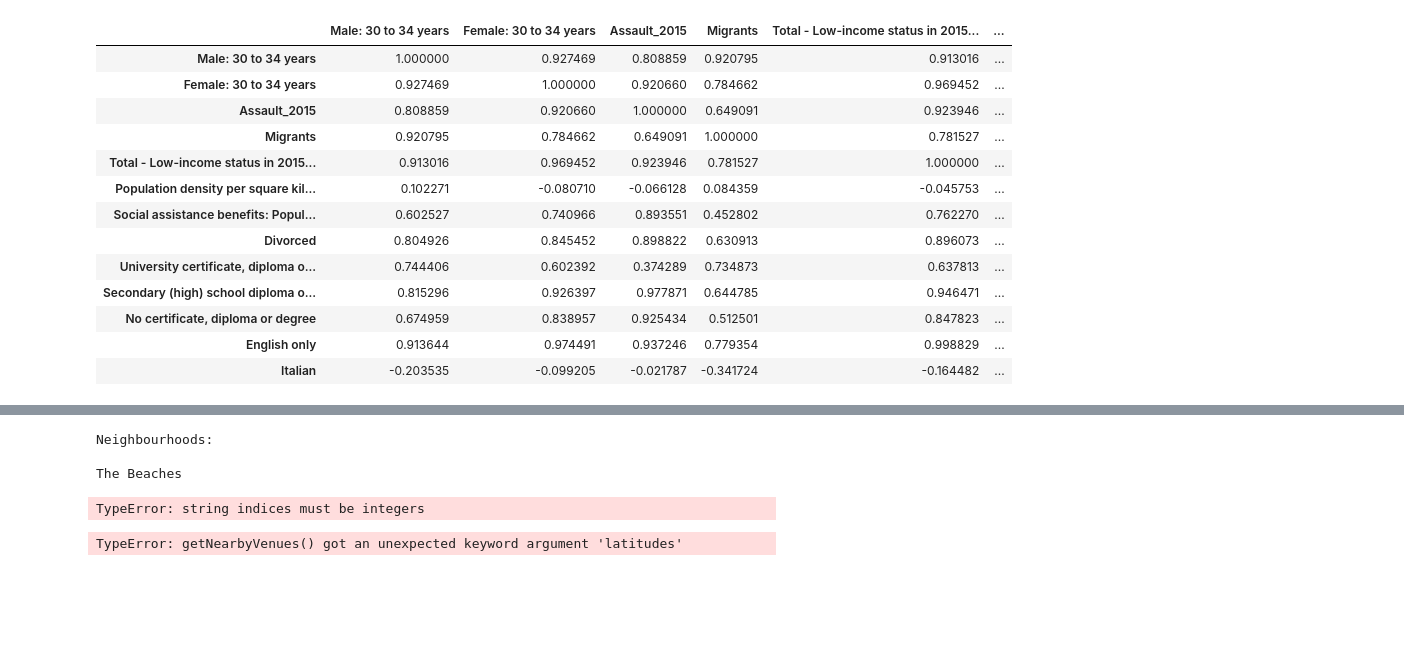
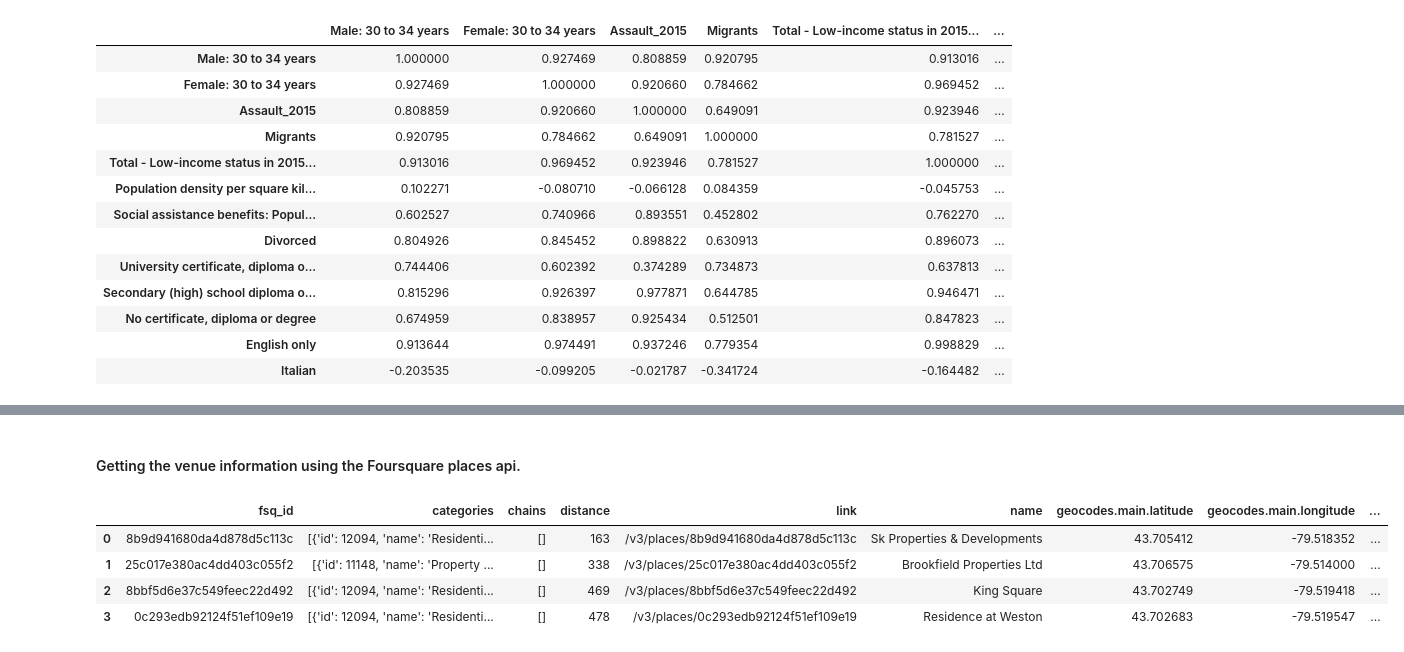
Before and after one commit to OwenMussy99/AI_Final_Proj, a Jupyter notebook: Final/AI_Final_Proj_Code.ipynb, the cells around one changed output, grey strips where cells are left out. Saved outputs shown, nothing was run; the diff lists cells and outputs as text; code cells hidden in the pictures; blank space fills up the shorter version.

```diff
--- a/Final/AI_Final_Proj_Code.ipynb
+++ b/Final/AI_Final_Proj_Code.ipynb
@@ -284,16 +256,8 @@ res
  'context': {'geo_bounds': {'circle': {'center': {'latitude': 43.73,
      'longitude': -79.4},
     'radius': 500}}}}
-# %%
-print("Neighbourhoods:\n")
-nearVenues = vensClose(names = totalDF['Neighbourhood'],
-                                 latitudes = totalDF['Latitude'],
-                                 longitudes = totalDF['Longitude'])
-# %% [output]
-Neighbourhoods:
-
-The Beaches
-TypeError: string indices must be integers
+# %% [markdown]
+#### Getting the venue information using the Foursquare places api.
 # %%
 #The Beaches
 lat1 = 43.6763574
@@ -309,9 +273,8 @@ url1 = "https://api.foursquare.com/v3/places/search?&ll={}%2C{}&radius={}&catego
 headers = {"Accept": "application/json", "Authorization": "fsq3f6rpL1EABnqQ6Ie0wxtij4eZs5OX+vMZtdncijsSbNM="}
 response1 = requests.request("GET", url1, headers = headers)
 res1 = response1.json()
-
-nearVens1 = pd.DataFrame(columns = ['Neighbourhood','Neighbourhood Latitude','Neighbourhood Longitude','Venue','Venue Latitude','Venue Longitude','Venue Category'])
-
+ResidentialBuilding1 = res1['results']
+frame1 = pd.json_normalize(ResidentialBuilding1)
 
 #Thorncliffe Park
 lat2 = 43.7053689
@@ -326,6 +289,8 @@ url2 = "https://api.foursquare.com/v3/places/search?&ll={}%2C{}&radius={}&catego
 
 response2 = requests.request("GET", url2, headers = headers)
 res2 = response2.json()
+ResidentialBuilding2 = res2['results']
+frame2 = pd.json_normalize(ResidentialBuilding2)
 
 #Humewood-Cedarvale
 lat3 = 43.6937813
@@ -340,6 +305,8 @@ url3 = "https://api.foursquare.com/v3/places/search?&ll={}%2C{}&radius={}&catego
 
 response3 = requests.request("GET", url3, headers = headers)
 res3 = response3.json()
+ResidentialBuilding3 = res3['results']
+frame3 = pd.json_normalize(ResidentialBuilding3)
 
 #Scarborough Village
 lat4 = 43.7447342
@@ -354,6 +321,8 @@ url4 = "https://api.foursquare.com/v3/places/search?&ll={}%2C{}&radius={}&catego
 
 response4 = requests.request("GET", url4, headers = headers)
 res4 = response4.json()
+ResidentialBuilding4 = res4['results']
+frame4 = pd.json_normalize(ResidentialBuilding4)
 
 #Humber Summit
 lat5 = 43.7563033
@@ -368,6 +337,8 @@ url5 = "https://api.foursquare.com/v3/places/search?&ll={}%2C{}&radius={}&catego
 
 response5 = requests.request("GET", url5, headers = headers)
 res5 = response5.json()
+ResidentialBuilding5 = res5['results']
+frame5 = pd.json_normalize(ResidentialBuilding5)
 
 #Victoria Village
 lat6 = 43.7258823
@@ -382,6 +353,8 @@ url6 = "https://api.foursquare.com/v3/places/search?&ll={}%2C{}&radius={}&catego
 
 response6 = requests.request("GET", url6, headers = headers)
 res6 = response6.json()
+ResidentialBuilding6 = res6['results']
+frame6 = pd.json_normalize(ResidentialBuilding6)
 
 #Hillcrest Village
 lat7 = 43.8037622
@@ -396,6 +369,8 @@ url7 = "https://api.foursquare.com/v3/places/search?&ll={}%2C{}&radius={}&catego
 
 response7 = requests.request("GET", url7, headers = headers)
 res7 = response7.json()
+ResidentialBuilding7 = res7['results']
+frame7 = pd.json_normalize(ResidentialBuilding7)
 
 #Willowdale West
 lat8 = 43.7827364
@@ -410,6 +385,8 @@ url8 = "https://api.foursquare.com/v3/places/search?&ll={}%2C{}&radius={}&catego
 
 response8 = requests.request("GET", url8, headers = headers)
 res8 = response8.json()
+ResidentialBuilding8 = res8['results']
+frame8 = pd.json_normalize(ResidentialBuilding8)
 
 #Woburn
 lat9 = 43.7709921
@@ -424,6 +401,8 @@ url9 = "https://api.foursquare.com/v3/places/search?&ll={}%2C{}&radius={}&catego
 
 response9 = requests.request("GET", url9, headers = headers)
 res9 = response9.json()
+ResidentialBuilding9 = res9['results']
+frame9 = pd.json_normalize(ResidentialBuilding9)
 
 #Bayview Village
 lat10 = 43.7869473
@@ -438,6 +417,8 @@ url10 = "https://api.foursquare.com/v3/places/search?&ll={}%2C{}&radius={}&categ
 
 response10 = requests.request("GET", url10, headers = headers)
 res10 = response10.json()
+ResidentialBuilding10 = res10['results']
+frame10 = pd.json_normalize(ResidentialBuilding10)
 
 #Weston
 lat11 = 43.706876
@@ -452,3 +433,5 @@ url11 = "https://api.foursquare.com/v3/places/search?&ll={}%2C{}&radius={}&categ
 
 response11 = requests.request("GET", url11, headers = headers)
 res11 = response11.json()
+ResidentialBuilding11 = res11['results']
+frame11 = pd.json_normalize(ResidentialBuilding11)
@@ -483,6 +438,8 @@ def getNearbyVenues(names, lat1, long1, radius=3000):
-# %%
-all_venues = getNearbyVenues(names=totalDF['Neighbourhood'],
-                                   latitudes=totalDF['Latitude'],
-                                   longitudes=totalDF['Longitude'])
-# %% [output]
-TypeError: getNearbyVenues() got an unexpected keyword argument 'latitudes'
+# %%
+frame11.head()
+# %% [output]
+|  | fsq_id | categories | chains | distance | link | name | geocodes.main.latitude | geocodes.main.longitude | ... |
+| 0 | 8b9d941680da4d878d5c113c | [{'id': 12094, 'name': 'Residenti... | [] | 163 | /v3/places/8b9d941680da4d878d5c113c | Sk Properties & Developments | 43.705412 | -79.518352 | ... |
+| 1 | 25c017e380ac4dd403c055f2 | [{'id': 11148, 'name': 'Property ... | [] | 338 | /v3/places/25c017e380ac4dd403c055f2 | Brookfield Properties Ltd | 43.706575 | -79.514000 | ... |
+| 2 | 8bbf5d6e37c549feec22d492 | [{'id': 12094, 'name': 'Residenti... | [] | 469 | /v3/places/8bbf5d6e37c549feec22d492 | King Square | 43.702749 | -79.519418 | ... |
+| 3 | 0c293edb92124f51ef109e19 | [{'id': 12094, 'name': 'Residenti... | [] | 478 | /v3/places/0c293edb92124f51ef109e19 | Residence at Weston | 43.702683 | -79.519547 | ... |
```
Also changed, not shown: parts of 19 cells of this notebook, 1 other file.
